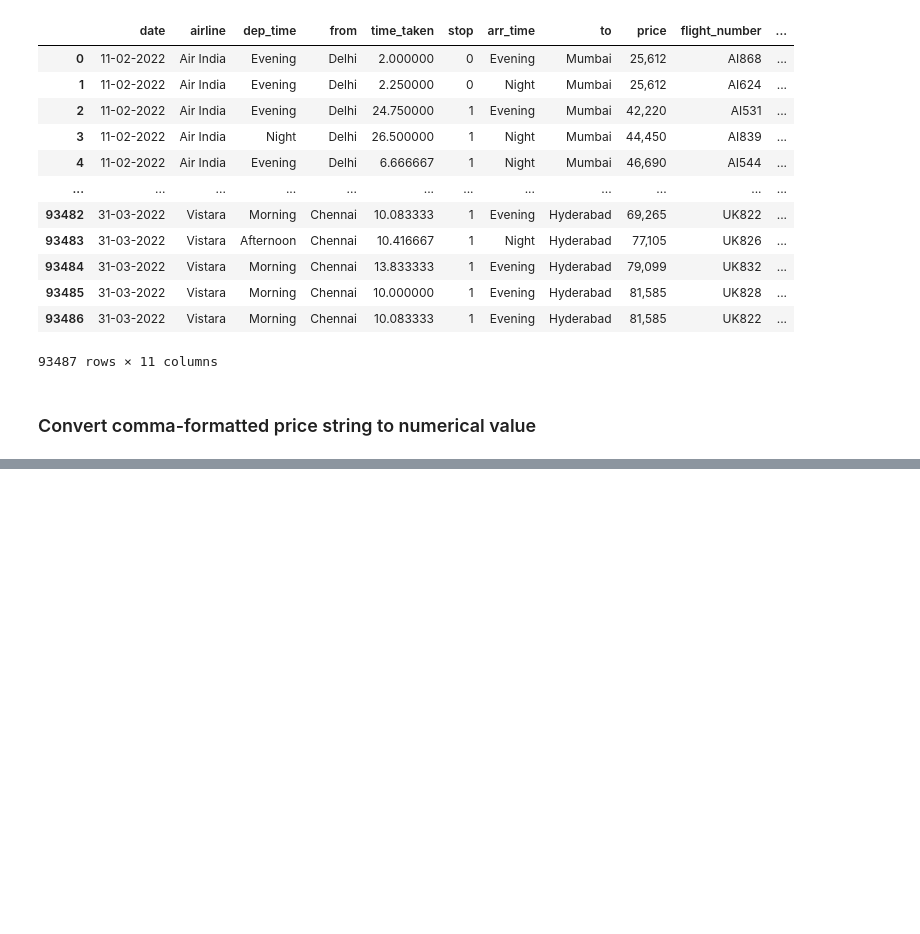
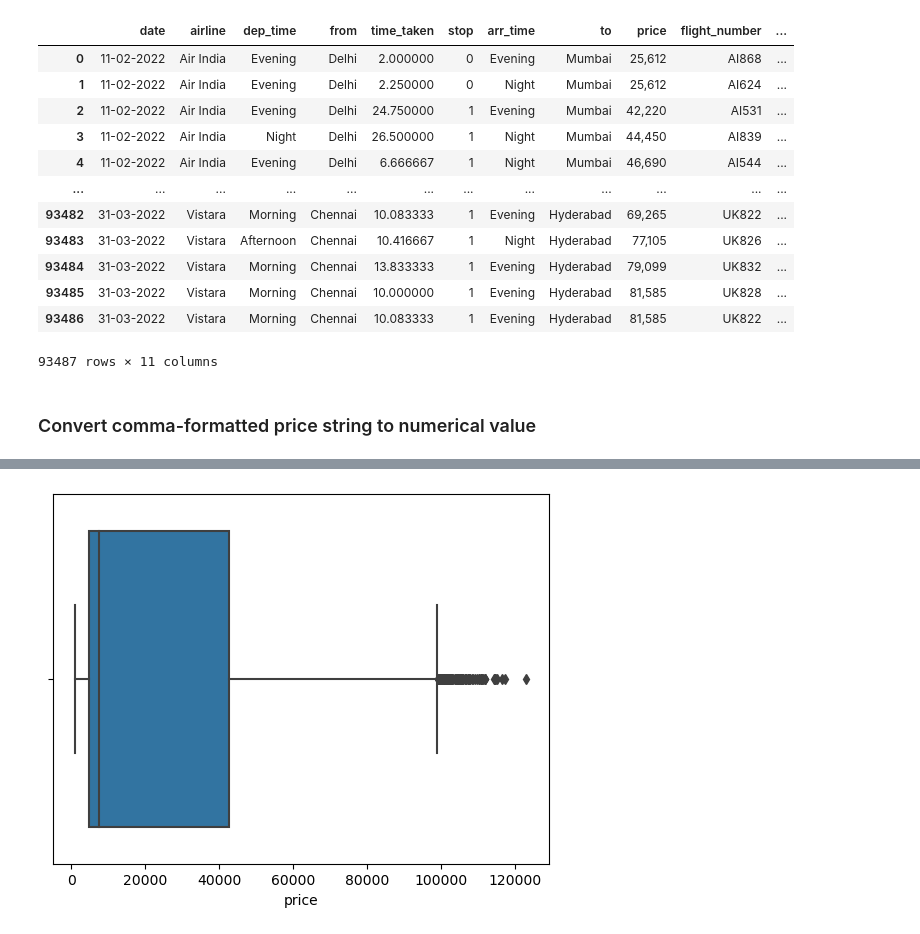
Before and after one commit to imiguelrodriguez/NECActivity1, a Jupyter notebook: data_preprocessing.ipynb, the cells around one changed output, grey strips where cells are left out. Drawn from its saved outputs; the diff is of its cells as text; code cells hidden in the pictures; blank space fills up the shorter version.

Commit message:
Concatenate, outliers and correlation matrix

```diff
--- a/data_preprocessing.ipynb
+++ b/data_preprocessing.ipynb
@@ -405,0 +405,4 @@ df_business
+# %%
+# Add a column class_type
+df_economy['class_type'] = 0  # 0 per a economy
+df_business['class_type'] = 1  # 1 per a business
@@ -405,0 +443,4 @@ df_business
+# %%
+df_combined = pd.concat([df_economy, df_business], ignore_index=True)
+
+df_combined
@@ -405,0 +475,8 @@ df_business
+# %%
+import seaborn as sns
+
+sns.boxplot(x=df_combined['price'])
+
+plt.show()
+# %% [output]
+[figure, added]
```
Also changed, not shown: parts of 31 cells of this notebook.
